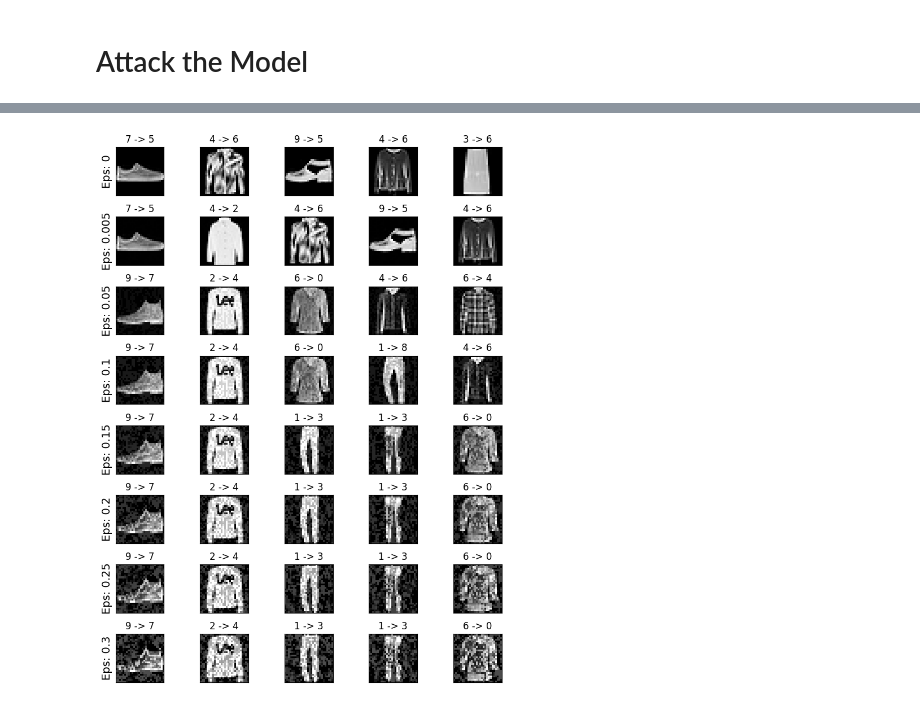
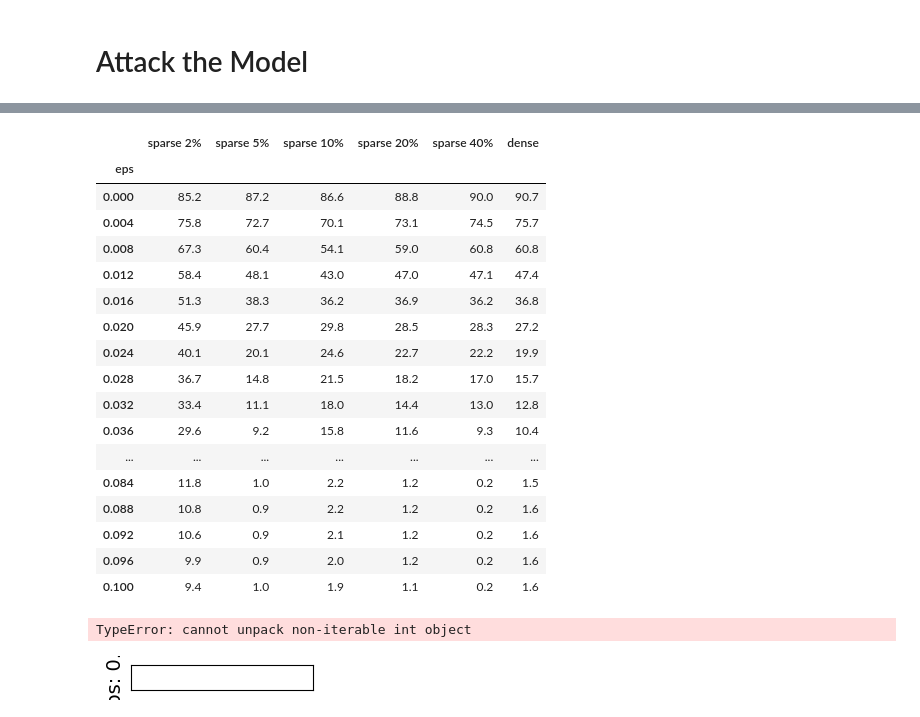
Before and after one commit to sirTomasson/BregmanLearning, a Jupyter notebook: notebooks/BIM-Attack.ipynb, the cells around one changed output, grey strips where cells are left out. Drawn from its saved outputs; the diff is of its cells as text; code cells hidden in the pictures.

```diff
--- a/notebooks/BIM-Attack.ipynb
+++ b/notebooks/BIM-Attack.ipynb
@@ -274,0 +359,17 @@ loss.backward()
+# %%
+base_path = '../checkpoints'
+
+models = [('sparse 2%', 'mnist_conv_sparse_linbreg_ggmodel_lambda_4.pth'),
+          ('sparse 5%', 'mnist_conv_sparse_linbreg_ggmodel_lambda_5_5pc.pth'),
+          ('sparse 10%', 'mnist_conv_sparse_linbreg_ggmodel_lambda_5_10pc.pth'),
+          ('sparse 20%', 'mnist_conv_sparse_linbreg_ggmodel_lambda_5_20pc.pth'),
+          ('sparse 40%', 'mnist_conv_sparse_linbreg_ggmodel_lambda_5_50pc.pth'),
+          ('dense', 'mnist_conv_dense.pth' )]
+
+for (name, path) in models:
+    model = load_model(conf, f'{base_path}/{path}')
+
+    nsparsity = net_sparsity(model)
+
+    print(f'Init sparsity: {path} - Network sparsity: {nsparsity}')
+    train.test(conf, model, test_loader)
@@ -314,0 +459,23 @@ df.to_csv('../results/dense_adam_BIM_attack.csv')
+# %%
+base_path = '../checkpoints'
+models = [('sparse 2%', 'mnist_conv_sparse_linbreg_ggmodel_lambda_4.pth'),
+          ('sparse 5%', 'mnist_conv_sparse_linbreg_ggmodel_lambda_5_5pc.pth'),
+          ('sparse 10%', 'mnist_conv_sparse_linbreg_ggmodel_lambda_5_10pc.pth'),
+          ('sparse 20%', 'mnist_conv_sparse_linbreg_ggmodel_lambda_5_20pc.pth'),
+          ('sparse 40%', 'mnist_conv_sparse_linbreg_ggmodel_lambda_5_50pc.pth'),
+          ('dense', 'mnist_conv_dense.pth' )]
+alpha = .1
+iters = 10
+epsilons = np.arange(0, 0.104, 0.004)
+
+
+accuracies = { 'sparse 2%': [], 'sparse 5%': [], 'sparse 10%': [], 'sparse 20%': [], 'sparse 40%':[], 'dense': []}
+
+examples = []
+
+for (name, path) in models:
+    model = load_model(conf, f'{base_path}/{path}')
+    for eps in epsilons:
+        acc, ex = test_fgm(model, test_loader, conf, eps)
+        accuracies[name].append(acc)
+        examples = ex
@@ -315,18 +525,42 @@ df.to_csv('../results/dense_adam_BIM_attack.csv')
+# %%
+df = pd.read_csv('../results/dense_multi_sparse_FGSM_attack.csv')
+df.set_index('eps', inplace=True)
+df
+# %% [output]
+|  | sparse 2% | sparse 5% | sparse 10% | sparse 20% | sparse 40% | dense |
+| eps |  |  |  |  |  |  |
+| 0.000 | 85.2 | 87.2 | 86.6 | 88.8 | 90.0 | 90.7 |
+| 0.004 | 75.8 | 72.7 | 70.1 | 73.1 | 74.5 | 75.7 |
+| 0.008 | 67.3 | 60.4 | 54.1 | 59.0 | 60.8 | 60.8 |
+| 0.012 | 58.4 | 48.1 | 43.0 | 47.0 | 47.1 | 47.4 |
+| 0.016 | 51.3 | 38.3 | 36.2 | 36.9 | 36.2 | 36.8 |
+| 0.020 | 45.9 | 27.7 | 29.8 | 28.5 | 28.3 | 27.2 |
+| 0.024 | 40.1 | 20.1 | 24.6 | 22.7 | 22.2 | 19.9 |
+| 0.028 | 36.7 | 14.8 | 21.5 | 18.2 | 17.0 | 15.7 |
+| 0.032 | 33.4 | 11.1 | 18.0 | 14.4 | 13.0 | 12.8 |
+| 0.036 | 29.6 | 9.2 | 15.8 | 11.6 | 9.3 | 10.4 |
+| ... | ... | ... | ... | ... | ... | ... |
+| 0.084 | 11.8 | 1.0 | 2.2 | 1.2 | 0.2 | 1.5 |
+| 0.088 | 10.8 | 0.9 | 2.2 | 1.2 | 0.2 | 1.6 |
+| 0.092 | 10.6 | 0.9 | 2.1 | 1.2 | 0.2 | 1.6 |
+| 0.096 | 9.9 | 0.9 | 2.0 | 1.2 | 0.2 | 1.6 |
+| 0.100 | 9.4 | 1.0 | 1.9 | 1.1 | 0.2 | 1.6 |
 # %%
 cnt = 0
 plt.figure(figsize=(8,10))
 for i in range(len(epsilons)):
-    for j in range(len(examples[i])):
+    for j in range(len(ex[i])):
         cnt += 1
-        plt.subplot(len(epsilons),len(examples[0]),cnt)
+        plt.subplot(len(epsilons),len(ex[0]),cnt)
         plt.xticks([], [])
         plt.yticks([], [])
         if j == 0:
             plt.ylabel(f"Eps: {epsilons[i]}", fontsize=14)
         orig,adv,ex = examples[i][j]
         plt.title(f"{orig} -> {adv}")
         plt.imshow(ex, cmap="gray")
 plt.tight_layout()
 plt.show()
 # %% [output]
+TypeError: cannot unpack non-iterable int object
-[figure, old version]
+[figure, new version]
```
Also changed, not shown: parts of 19 cells of this notebook, 24 other files.
